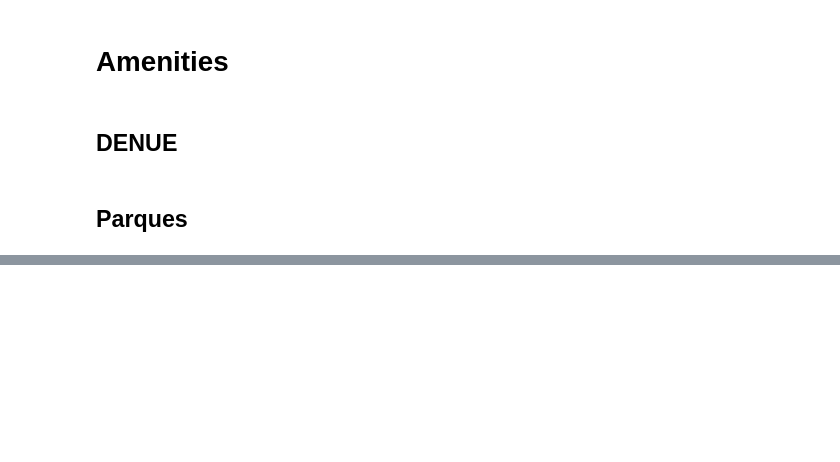
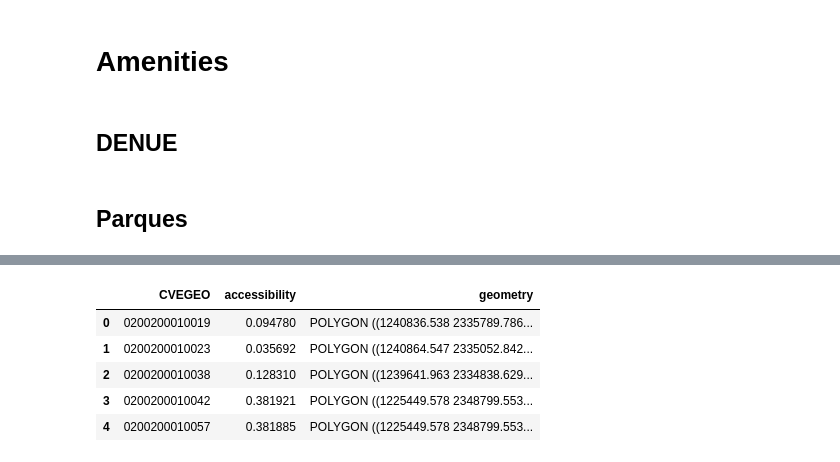
Before and after one commit to RodolfoFigueroa/housing_choice, a Jupyter notebook: 02_accessibility.ipynb, the cells around one changed output, grey strips where cells are left out. Saved outputs shown, nothing was run; the diff lists cells and outputs as text; code cells hidden in the pictures; blank space fills up the shorter version.

```diff
--- a/02_accessibility.ipynb
+++ b/02_accessibility.ipynb
@@ -63,5 +157,5 @@ engine = sqlalchemy.create_engine(
 # %%
-df_agebs = gpd.read_file(generated_path / "agebs.gpkg")
+df_agebs = gpd.read_file(generated_path / "agebs.gpkg").drop(columns=["accessibility"])
 # %%
 bbox = shapely.box(*df_agebs.total_bounds).buffer(
     1000,
@@ -149,0 +394,20 @@ df_park = gpd.read_file(data_path / "initial")
+# %%
+df_access = (
+    gpd.GeoDataFrame(
+        df_agebs.set_index("CVEGEO")[["geometry"]]
+        .sjoin(df_mesh[["geometry", "accessibility_score"]], how="left")
+        .groupby("CVEGEO")
+        .agg({"accessibility_score": "mean", "geometry": "first"}),
+        crs=df_mesh.crs,
+    )
+    .reset_index()
+    .rename(columns={"accessibility_score": "accessibility"})
+)
+df_access.head()
+# %% [output]
+|  | CVEGEO | accessibility | geometry |
+| 0 | 0200200010019 | 0.094780 | POLYGON ((1240836.538 2335789.786... |
+| 1 | 0200200010023 | 0.035692 | POLYGON ((1240864.547 2335052.842... |
+| 2 | 0200200010038 | 0.128310 | POLYGON ((1239641.963 2334838.629... |
+| 3 | 0200200010042 | 0.381921 | POLYGON ((1225449.578 2348799.553... |
+| 4 | 0200200010057 | 0.381885 | POLYGON ((1225449.578 2348799.553... |
```
Also changed, not shown: parts of 22 cells of this notebook, 4 other files.
